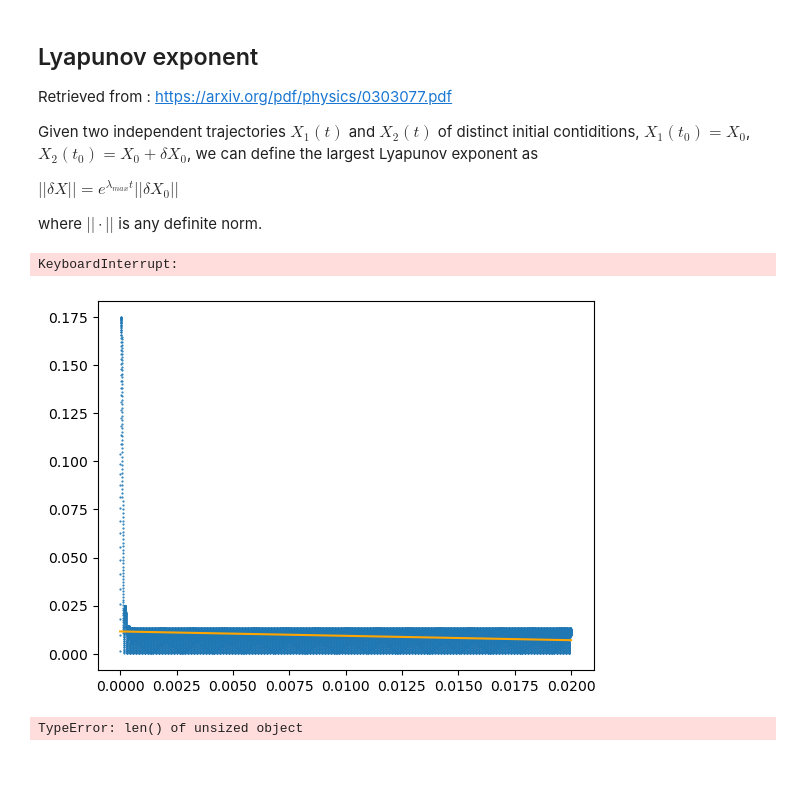
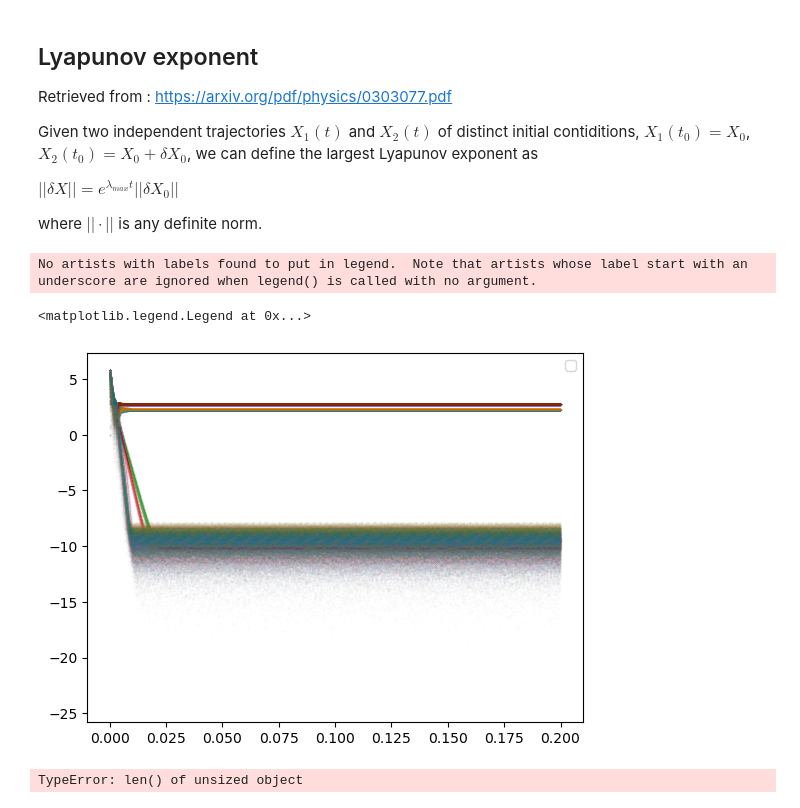
Before and after one commit to Chwanhee/Metrology, a Jupyter notebook: Report_2/Autonomous_Chua.ipynb, the cells around one changed output. Saved outputs shown, nothing was run; the diff lists cells and outputs as text; code cells hidden in the pictures; blank space fills up the shorter version.

```diff
--- a/Report_2/Autonomous_Chua.ipynb
+++ b/Report_2/Autonomous_Chua.ipynb
@@ -241,8 +243,8 @@ exterior = [((A-1)*R4+R6)/(R4*(R4+(1+A)*R6))
             ,(R4+(1+A)*R6)/(A*(R4+R6))*E]
 circ = [R,C1,C2,L,F,freq]
 
-t_span = (0,0.002)
-t_eval = np.linspace(*t_span,int(1e5)) # No need to be so fine like here.
+t_span = (0,10)
+t_eval = np.linspace(*t_span,int(1e7)) # No need to be so fine like here.
 xyz0 = [0.2,.108,0.01] # Recall that z is in Amperes (a large unit).
 solution = solve_ivp(sys_DE,t_span,xyz0,t_eval=t_eval,first_step=1e-7,
                      args=[interior,exterior,circ])
@@ -334,52 +336,68 @@ freq = 100
 
 R2,R3 = 220,2200
 R4,R6 = 22000,3300
-A = 1000; E = 6
+A = 1000; E = 9
 
 interior = [((A-1)*R2+R3)/(R2*(R2+(1+A)*R3))
             ,1/R2,
             (R2+(1+A)*R3)/(A*(R2+R3))*E]
 exterior = [((A-1)*R4+R6)/(R4*(R4+(1+A)*R6))
             ,1/R4
             ,(R4+(1+A)*R6)/(A*(R4+R6))*E]
 
-t_span = (0,0.02)
+t_span = (0,0.2)
 t_eval = np.linspace(*t_span,int(1e5))
  # No need to be so fine like here.
 
 # Recall that z is in Amperes (a large unit).
-X1_0 = [1,3,0]
-X2_0 = [1,3.1,1]
+X1_0 = np.array([1,3.0,0])
+X2_0 = np.array([1,3.1,1])
 
 lyau = []
-for R in tqdm(np.linspace(100,2000,100)):
+for R in tqdm(np.linspace(2000,2600,10)):
     circ = [R,C1,C2,L,F,freq]
 
     data = []
     for X_0 in [X1_0,X2_0]:
         solution = solve_ivp(sys_DE,t_span,X_0,first_step=1e-7
                             ,args=[interior,exterior,circ]
                             ,t_eval=t_eval
                             )
 
         x1 = solution.y[0]
         y1 = solution.y[1]
         z1 = solution.y[2]
-        time = solution.t
+        t1 = solution.t
 
-        x1,y1,z1,t1 = standardise(x1,y1,z1,time,5)
-        data.append([x1,y1,z1,t1])
+        data.append(np.array([x1,y1,z1,t1]))
+    dX0 = norm(X1_0-X2_0)
 
-    y,m,b,coor = max_lyapunov(data[0][:3],data[1][:3])
+    X1 = data[0][:3]
+    X2 = data[1][:3]
+    t = data[0][3]
+
+    dX = norm(X1-X2,axis=0)
+    y = np.log(dX/dX0)[:]
+
+    # frc = int(len(y)/4)
+    # t = t[:frc] ; y = y[:frc]
+
+    fit = linregress(t,y)
+    m = fit.slope
+    b = fit.intercept
+    corr = fit.rvalue**2
 
     lyau.append(y)
 
-    plt.scatter(data[0][3],y,s=0.3)
-    X = np.array([0,max(t1)])
-    plt.plot(X,m*X+b,color="orange")
+    plt.scatter(t,y,s=0.1,alpha=0.03)
+    X = np.array([0,max(t)])
+    # plt.plot(X,m*X+b,label=f"{round(R,ndigits=1)}")
+
+plt.legend(loc="upper right")
 # %% [output]
-KeyboardInterrupt:
+No artists with labels found to put in legend.  Note that artists whose label start with an underscore are ignored when legend() is called with no argument.
+<matplotlib.legend.Legend at 0x...>
-[figure, old version]
+[figure, new version]
 # %%
 X1,X2 = data[0][:3],data[1][:3]
 t = data[0][3]
```
Also changed, not shown: parts of 2 cells of this notebook.
